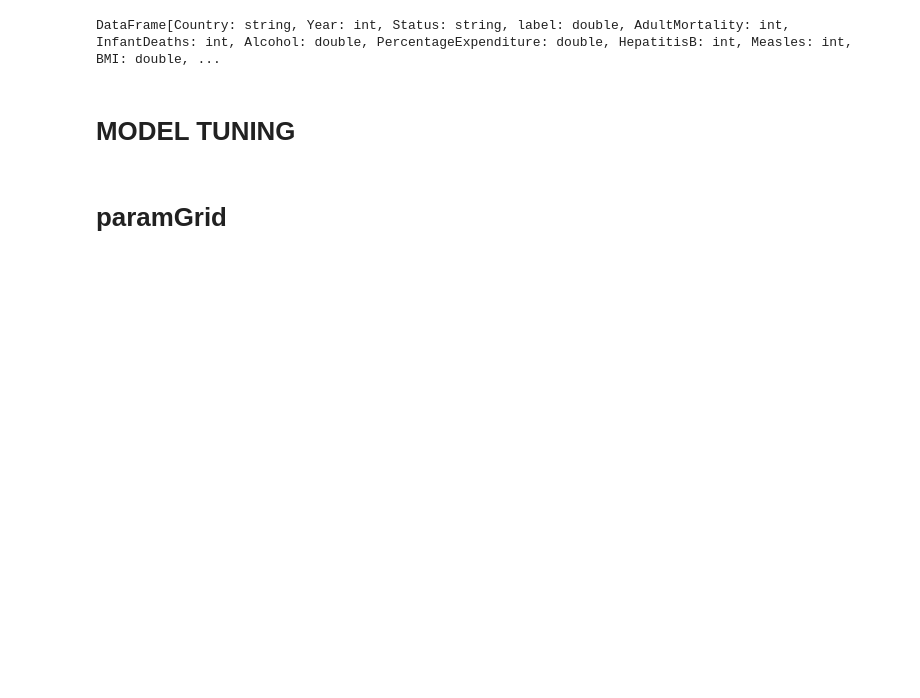
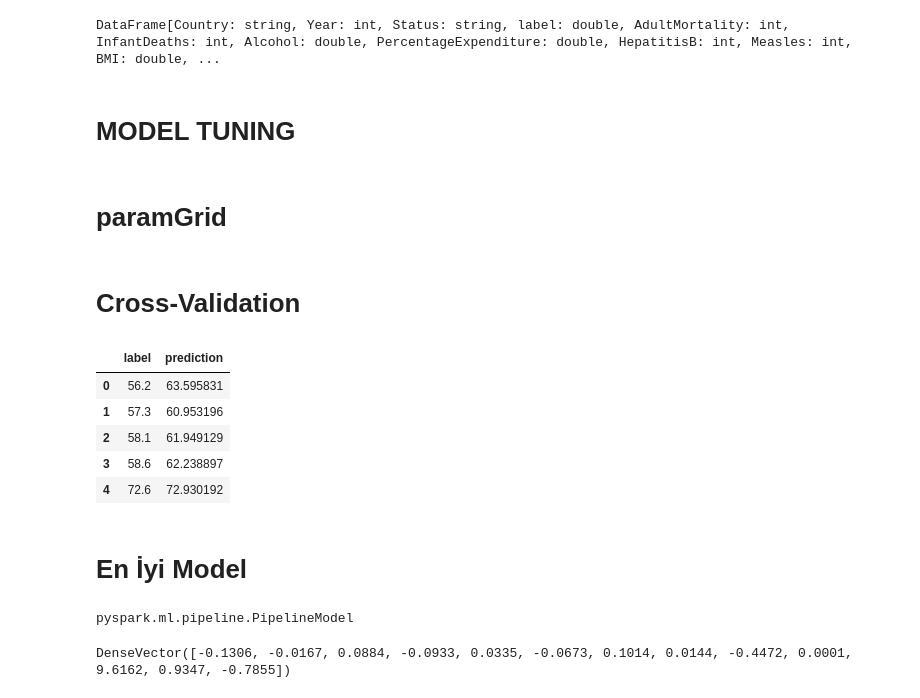
Before and after one commit to veribilimiokulu/udemy-apache-spark, a Jupyter notebook: kurs_esnasi/pyspark/MachineLearning/Regression/RegresyonTuning.ipynb, the cells around one changed output. Drawn from its saved outputs; the diff is of its cells as text; code cells hidden in the pictures; blank space fills up the shorter version.

Commit message:
pyspark kurs esnası regresyon tuning eklendi

```diff
--- a/kurs_esnasi/pyspark/MachineLearning/Regression/RegresyonTuning.ipynb
+++ b/kurs_esnasi/pyspark/MachineLearning/Regression/RegresyonTuning.ipynb
@@ -154,0 +151,32 @@ param_grid = ParamGridBuilder() \
+# %%
+param_grid = ParamGridBuilder() \
+.addGrid(linear_regression_object.aggregationDepth, [2,5]) \
+.addGrid(linear_regression_object.elasticNetParam, [0.0,0.02]) \
+.addGrid(linear_regression_object.epsilon, [1.35, 1.55]) \
+.addGrid(linear_regression_object.maxIter, [10, 20]) \
+.addGrid(linear_regression_object.regParam, [0.00, 0.01, 0.05]) \
+.addGrid(linear_regression_object.solver, ["auto", "normal", "l-bfgs"]) \
+.addGrid(linear_regression_object.tol, [1.0E-6, 1.0E-4]) \
+.build()
+# %% [markdown]
+# Cross-Validation
+# %%
+cv = CrossValidator() \
+.setEstimator(pipeline_object) \
+.setEvaluator(RegressionEvaluator()) \
+.setEstimatorParamMaps(param_grid) \
+.setNumFolds(5) \
+.setParallelism(2)
+# %%
+cv_model = cv.fit(train_df)
+# %%
+cv_model.transform(test_df).select("label","prediction").toPandas().head()
+# %% [output]
+|  | label | prediction |
+| 0 | 56.2 | 63.595831 |
+| 1 | 57.3 | 60.953196 |
+| 2 | 58.1 | 61.949129 |
+| 3 | 58.6 | 62.238897 |
+| 4 | 72.6 | 72.930192 |
+# %% [markdown]
+# En İyi Model
@@ -154,0 +185,4 @@ param_grid = ParamGridBuilder() \
+# %%
+type(best_model)
+# %% [output]
+pyspark.ml.pipeline.PipelineModel
@@ -154,0 +191,4 @@ param_grid = ParamGridBuilder() \
+# %%
+lr_model.coefficients
+# %% [output]
+DenseVector([-0.1306, -0.0167, 0.0884, -0.0933, 0.0335, -0.0673, 0.1014, 0.0144, -0.4472, 0.0001, 9.6162, 0.9347, -0.7855])
```
Also changed, not shown: parts of 6 cells of this notebook.
